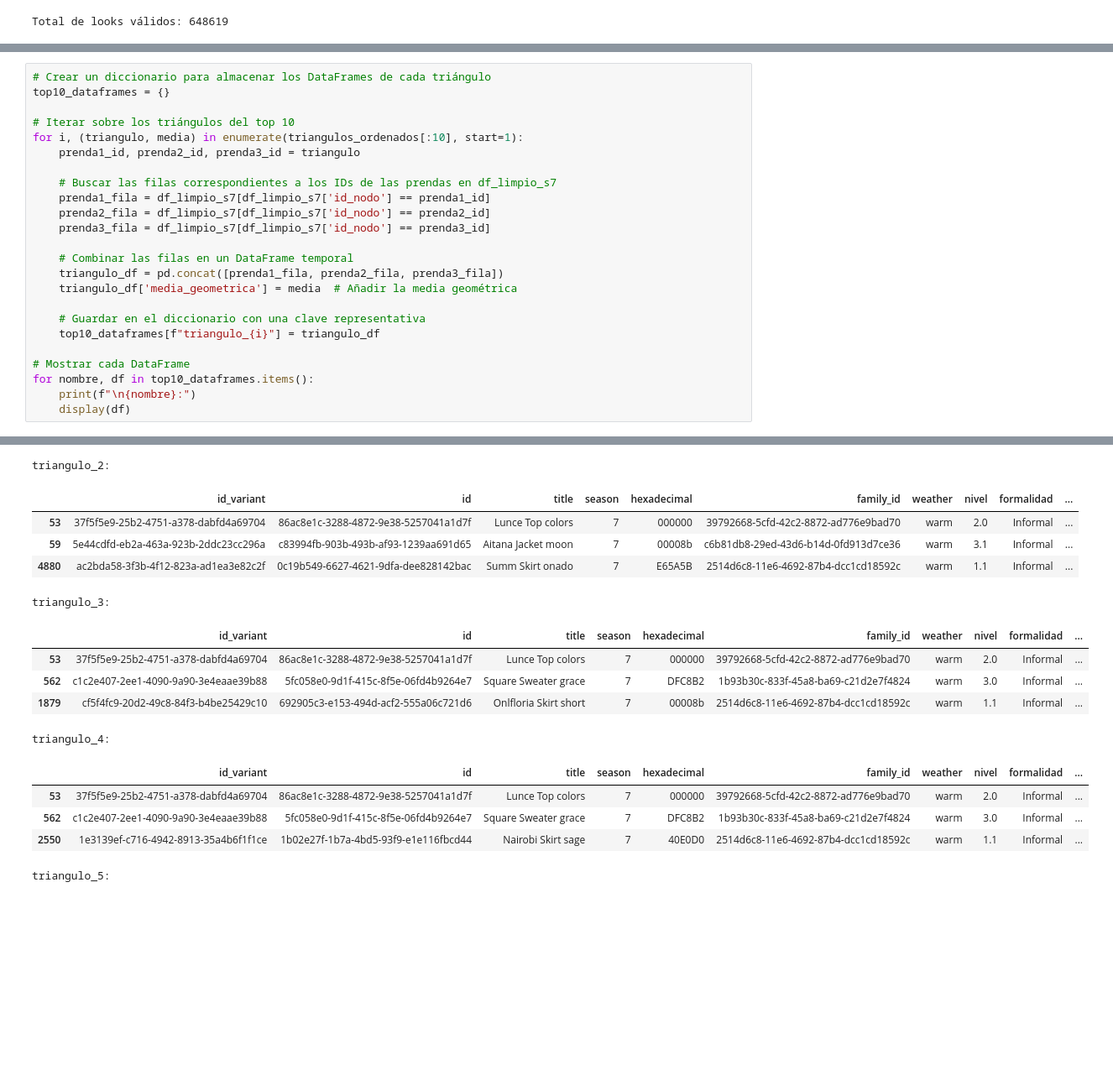
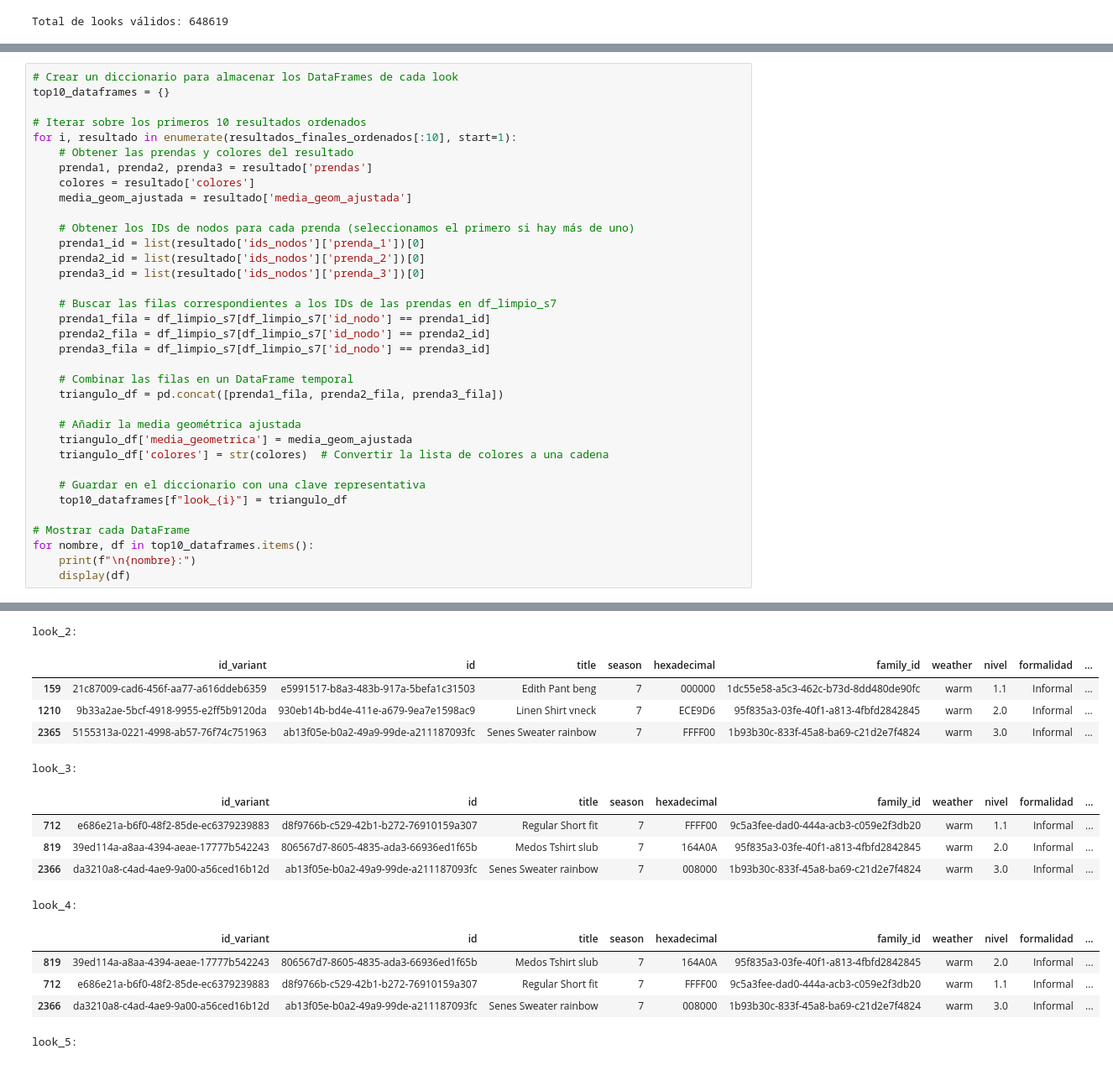
Before and after one commit to xaabizulu/24_25_3_R10_Verde_Oscuro, a Jupyter notebook: 02__Grafo_Colabs.ipynb, the cells around one changed output, grey strips where cells are left out. Shown at 84% size. Drawn from its saved outputs; the diff is of its cells as text; blank space fills up the shorter version.

```diff
--- a/02__Grafo_Colabs.ipynb
+++ b/02__Grafo_Colabs.ipynb
@@ -1082,10 +1180,18 @@ Top 10 mejores triángulos con nombres, colores y niveles de prendas:
 # %%
-# Crear un diccionario para almacenar los DataFrames de cada triángulo
+# Crear un diccionario para almacenar los DataFrames de cada look
 top10_dataframes = {}
 
-# Iterar sobre los triángulos del top 10
-for i, (triangulo, media) in enumerate(triangulos_ordenados[:10], start=1):
-    prenda1_id, prenda2_id, prenda3_id = triangulo
+# Iterar sobre los primeros 10 resultados ordenados
+for i, resultado in enumerate(resultados_finales_ordenados[:10], start=1):
+    # Obtener las prendas y colores del resultado
+    prenda1, prenda2, prenda3 = resultado['prendas']
+    colores = resultado['colores']
+    media_geom_ajustada = resultado['media_geom_ajustada']
+
+    # Obtener los IDs de nodos para cada prenda (seleccionamos el primero si hay más de uno)
+    prenda1_id = list(resultado['ids_nodos']['prenda_1'])[0]
+    prenda2_id = list(resultado['ids_nodos']['prenda_2'])[0]
+    prenda3_id = list(resultado['ids_nodos']['prenda_3'])[0]
 
     # Buscar las filas correspondientes a los IDs de las prendas en df_limpio_s7
     prenda1_fila = df_limpio_s7[df_limpio_s7['id_nodo'] == prenda1_id]
@@ -1094,10 +1200,13 @@ for i, (triangulo, media) in enumerate(triangulos_ordenados[:10], start=1):
 
     # Combinar las filas en un DataFrame temporal
     triangulo_df = pd.concat([prenda1_fila, prenda2_fila, prenda3_fila])
-    triangulo_df['media_geometrica'] = media  # Añadir la media geométrica
+
+    # Añadir la media geométrica ajustada
+    triangulo_df['media_geometrica'] = media_geom_ajustada
+    triangulo_df['colores'] = str(colores)  # Convertir la lista de colores a una cadena
 
     # Guardar en el diccionario con una clave representativa
-    top10_dataframes[f"triangulo_{i}"] = triangulo_df
+    top10_dataframes[f"look_{i}"] = triangulo_df
 
 # Mostrar cada DataFrame
 for nombre, df in top10_dataframes.items():
@@ -1112,17 +1221,17 @@ triangulo_1:
-triangulo_2:
+look_2:
 |  | id_variant | id | title | season | hexadecimal | family_id | weather | nivel | formalidad | ... |
-| 53 | 37f5f5e9-25b2-4751-a378-dabfd4a69704 | 86ac8e1c-3288-4872-9e38-5257041a1d7f | Lunce Top colors | 7 | 000000 | 39792668-5cfd-42c2-8872-ad776e9bad70 | warm | 2.0 | Informal | ... |
-| 59 | 5e44cdfd-eb2a-463a-923b-2ddc23cc296a | c83994fb-903b-493b-af93-1239aa691d65 | Aitana Jacket moon | 7 | 00008b | c6b81db8-29ed-43d6-b14d-0fd913d7ce36 | warm | 3.1 | Informal | ... |
-| 4880 | ac2bda58-3f3b-4f12-823a-ad1ea3e82c2f | 0c19b549-6627-4621-9dfa-dee828142bac | Summ Skirt onado | 7 | E65A5B | 2514d6c8-11e6-4692-87b4-dcc1cd18592c | warm | 1.1 | Informal | ... |
+| 159 | 21c87009-cad6-456f-aa77-a616ddeb6359 | e5991517-b8a3-483b-917a-5befa1c31503 | Edith Pant beng | 7 | 000000 | 1dc55e58-a5c3-462c-b73d-8dd480de90fc | warm | 1.1 | Informal | ... |
+| 1210 | 9b33a2ae-5bcf-4918-9955-e2ff5b9120da | 930eb14b-bd4e-411e-a679-9ea7e1598ac9 | Linen Shirt vneck | 7 | ECE9D6 | 95f835a3-03fe-40f1-a813-4fbfd2842845 | warm | 2.0 | Informal | ... |
+| 2365 | 5155313a-0221-4998-ab57-76f74c751963 | ab13f05e-b0a2-49a9-99de-a211187093fc | Senes Sweater rainbow | 7 | FFFF00 | 1b93b30c-833f-45a8-ba69-c21d2e7f4824 | warm | 3.0 | Informal | ... |
-triangulo_3:
+look_3:
 |  | id_variant | id | title | season | hexadecimal | family_id | weather | nivel | formalidad | ... |
-| 53 | 37f5f5e9-25b2-4751-a378-dabfd4a69704 | 86ac8e1c-3288-4872-9e38-5257041a1d7f | Lunce Top colors | 7 | 000000 | 39792668-5cfd-42c2-8872-ad776e9bad70 | warm | 2.0 | Informal | ... |
-| 562 | c1c2e407-2ee1-4090-9a90-3e4eaae39b88 | 5fc058e0-9d1f-415c-8f5e-06fd4b9264e7 | Square Sweater grace | 7 | DFC8B2 | 1b93b30c-833f-45a8-ba69-c21d2e7f4824 | warm | 3.0 | Informal | ... |
-| 1879 | cf5f4fc9-20d2-49c8-84f3-b4be25429c10 | 692905c3-e153-494d-acf2-555a06c721d6 | Onlfloria Skirt short | 7 | 00008b | 2514d6c8-11e6-4692-87b4-dcc1cd18592c | warm | 1.1 | Informal | ... |
+| 712 | e686e21a-b6f0-48f2-85de-ec6379239883 | d8f9766b-c529-42b1-b272-76910159a307 | Regular Short fit | 7 | FFFF00 | 9c5a3fee-dad0-444a-acb3-c059e2f3db20 | warm | 1.1 | Informal | ... |
+| 819 | 39ed114a-a8aa-4394-aeae-17777b542243 | 806567d7-8605-4835-ada3-66936ed1f65b | Medos Tshirt slub | 7 | 164A0A | 95f835a3-03fe-40f1-a813-4fbfd2842845 | warm | 2.0 | Informal | ... |
+| 2366 | da3210a8-c4ad-4ae9-9a00-a56ced16b12d | ab13f05e-b0a2-49a9-99de-a211187093fc | Senes Sweater rainbow | 7 | 008000 | 1b93b30c-833f-45a8-ba69-c21d2e7f4824 | warm | 3.0 | Informal | ... |
-triangulo_4:
+look_4:
 |  | id_variant | id | title | season | hexadecimal | family_id | weather | nivel | formalidad | ... |
-| 53 | 37f5f5e9-25b2-4751-a378-dabfd4a69704 | 86ac8e1c-3288-4872-9e38-5257041a1d7f | Lunce Top colors | 7 | 000000 | 39792668-5cfd-42c2-8872-ad776e9bad70 | warm | 2.0 | Informal | ... |
-| 562 | c1c2e407-2ee1-4090-9a90-3e4eaae39b88 | 5fc058e0-9d1f-415c-8f5e-06fd4b9264e7 | Square Sweater grace | 7 | DFC8B2 | 1b93b30c-833f-45a8-ba69-c21d2e7f4824 | warm | 3.0 | Informal | ... |
-| 2550 | 1e3139ef-c716-4942-8913-35a4b6f1f1ce | 1b02e27f-1b7a-4bd5-93f9-e1e116fbcd44 | Nairobi Skirt sage | 7 | 40E0D0 | 2514d6c8-11e6-4692-87b4-dcc1cd18592c | warm | 1.1 | Informal | ... |
+| 819 | 39ed114a-a8aa-4394-aeae-17777b542243 | 806567d7-8605-4835-ada3-66936ed1f65b | Medos Tshirt slub | 7 | 164A0A | 95f835a3-03fe-40f1-a813-4fbfd2842845 | warm | 2.0 | Informal | ... |
+| 712 | e686e21a-b6f0-48f2-85de-ec6379239883 | d8f9766b-c529-42b1-b272-76910159a307 | Regular Short fit | 7 | FFFF00 | 9c5a3fee-dad0-444a-acb3-c059e2f3db20 | warm | 1.1 | Informal | ... |
+| 2366 | da3210a8-c4ad-4ae9-9a00-a56ced16b12d | ab13f05e-b0a2-49a9-99de-a211187093fc | Senes Sweater rainbow | 7 | 008000 | 1b93b30c-833f-45a8-ba69-c21d2e7f4824 | warm | 3.0 | Informal | ... |
-triangulo_5:
+look_5:
 |  | id_variant | id | title | season | hexadecimal | family_id | weather | nivel | formalidad | ... |
```
Also changed, not shown: parts of 6 cells of this notebook.
